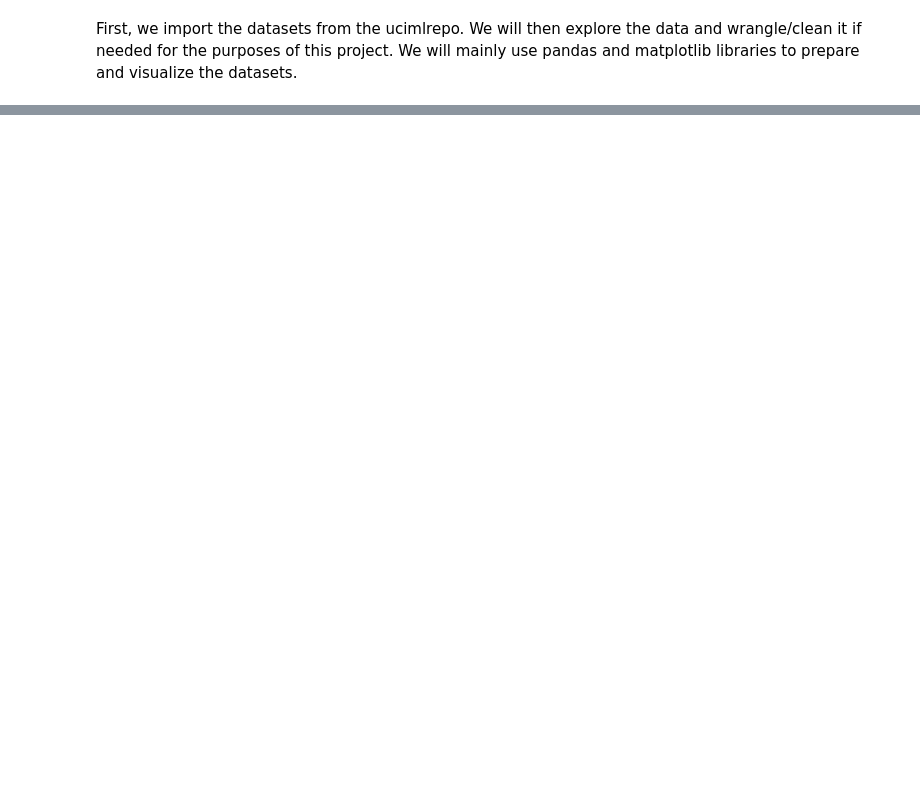
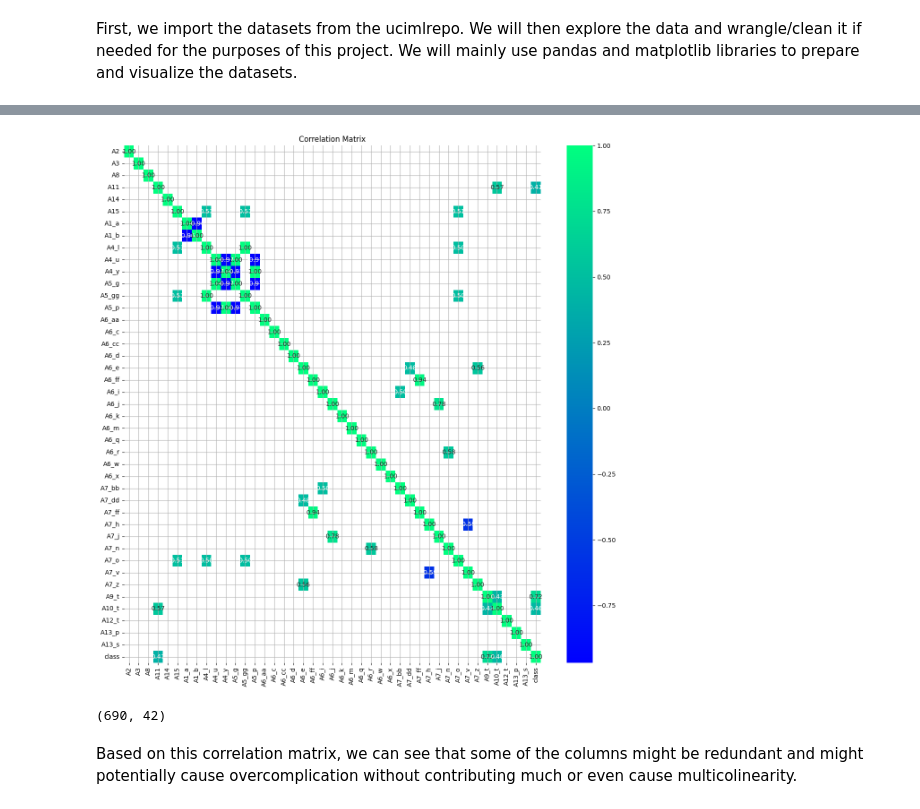
Before and after one commit to siakhorsand/Supervised-ML, a Jupyter notebook: FinalProj.ipynb, the cells around one changed output, grey strips where cells are left out. Drawn from its saved outputs; the diff is of its cells as text; code cells hidden in the pictures; blank space fills up the shorter version.

```diff
--- a/FinalProj.ipynb
+++ b/FinalProj.ipynb
@@ -101,0 +143,17 @@ print(f'Neural Network Accuracy: {accuracy_score(y_test, nn.predict(X_test)):.2f
+# %%
+#matrix is too big to see clearly so we can adjust it to only show the values that are above a certain correlation value
+corr_matrix = credit_encoded.corr()
+corr_matrix[np.abs(corr_matrix) < 0.4] = np.nan
+plt.figure(figsize=(15, 15))
+plt.grid(True)
+sns.heatmap(corr_matrix, annot=True, cmap='winter', fmt='.2f', mask=np.isnan(corr_matrix))
+plt.title('Correlation Matrix')
+plt.show()
+# %% [output]
+[figure, added]
+# %%
+X.shape
+# %% [output]
+(690, 42)
+# %% [markdown]
+Based on this correlation matrix, we can see that some of the columns might be redundant and might potentially cause overcomplication without contributing much or even cause multicolinearity.
```
Also changed, not shown: parts of 60 cells of this notebook, 1 other file.
